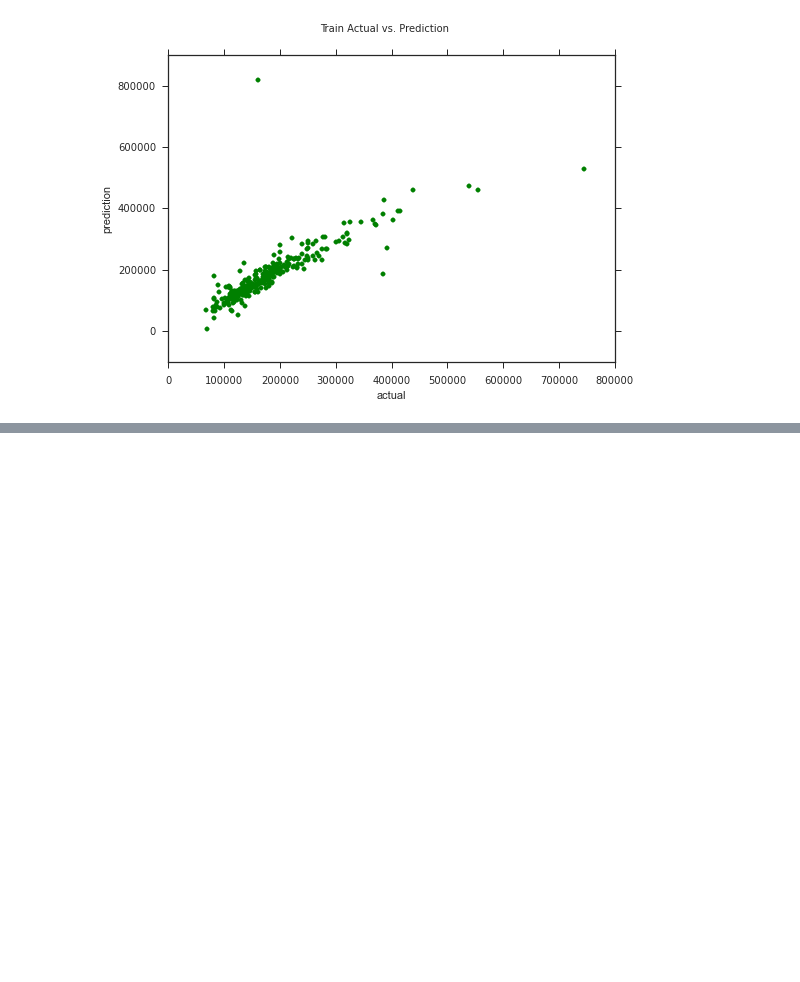
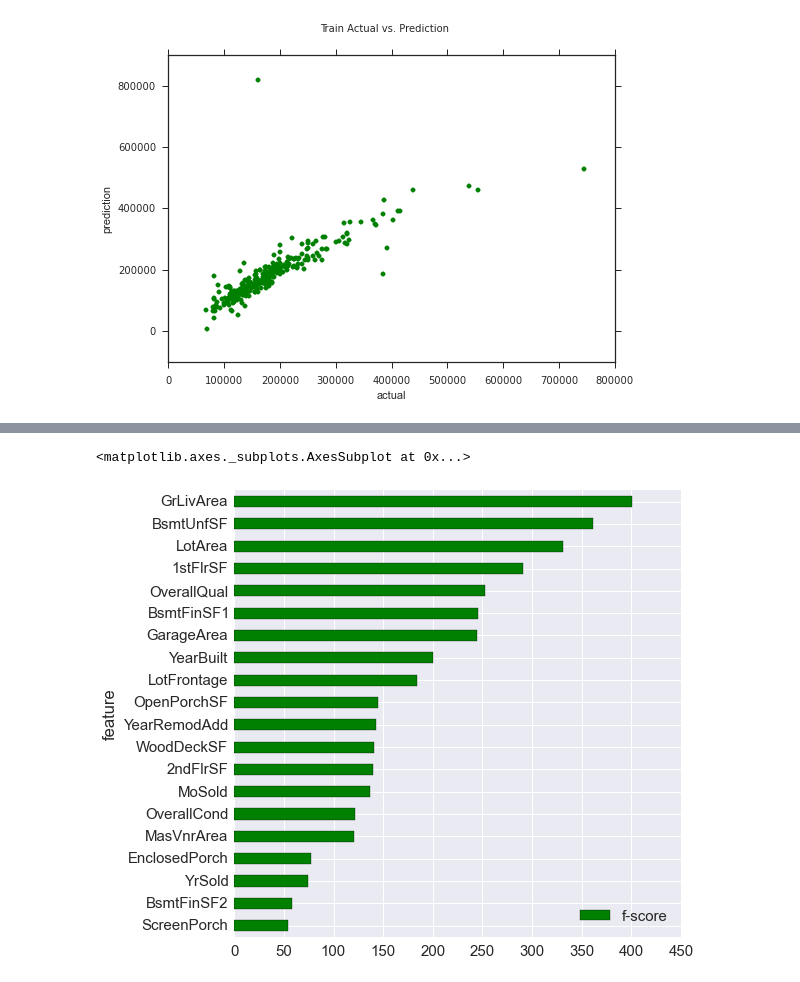
Before and after one commit to moyphilip/Ames-Housing, a Jupyter notebook: Ames-Housing-Notebook.ipynb, the cells around one changed output, grey strips where cells are left out. Saved outputs shown, nothing was run; the diff lists cells and outputs as text; code cells hidden in the pictures; blank space fills up the shorter version.

```diff
--- a/Ames-Housing-Notebook.ipynb
+++ b/Ames-Housing-Notebook.ipynb
@@ -637,0 +600,9 @@ a
+# %%
+#grid search on learning rate
+cv_params = {'learning_rate': [0.1, 0.01, 0.05]}
+ind_params = {'n_estimators': 1000, 'seed':0, 'subsample': 0.8,
+             'objective': 'reg:linear', 'max_depth':3, 'min_child_weight': 3}
+optimized_GBM = GridSearchCV(xgb.XGBRegressor(**ind_params),
+                            cv_params,
+                             scoring = 'mean_squared_error', cv = 5, n_jobs = -1)
+optimized_GBM.fit(train_x_dum, train_y)
@@ -637,0 +635,2 @@ a
+# %%
+xgdmat = xgb.DMatrix(train_x_dum, train_y)
@@ -637,0 +662,5 @@ a
+# %%
+our_params = {'eta': 0.05, 'seed':0, 'subsample': 0.8,
+             'objective': 'reg:linear', 'max_depth':3, 'min_child_weight':3}
+
+final_gb = xgb.train(our_params, xgdmat, num_boost_round = 896)
@@ -637,0 +669,6 @@ a
+# %%
+#plot top 20 important
+importance = final_gb.get_fscore()
+importance_df = pd.DataFrame({'feature':list(importance.keys()), 'f-score':list(importance.values())})
+importance_df = importance_df.sort_values('f-score')[-20:]
+importance_df
@@ -637,0 +693,9 @@ a
+# %%
+%matplotlib inline
+import seaborn as sns
+sns.set(font_scale = 1.5)
+
+importance_df.plot(kind = 'barh', x = 'feature', figsize = (8,8), color = 'green')
+# %% [output]
+<matplotlib.axes._subplots.AxesSubplot at 0x...>
+[figure, added]
```
Also changed, not shown: parts of 24 cells of this notebook.
